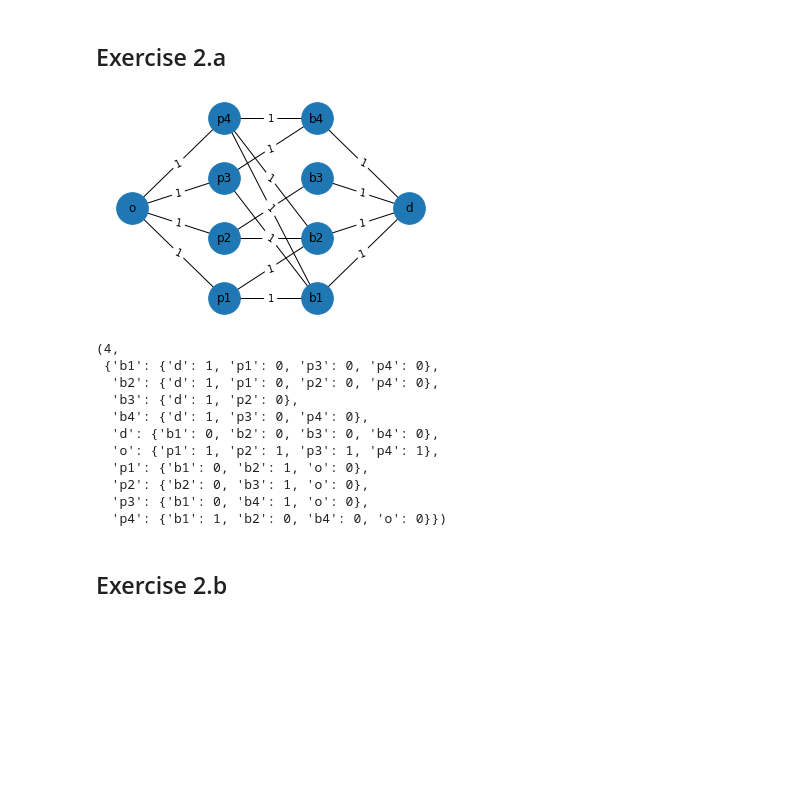
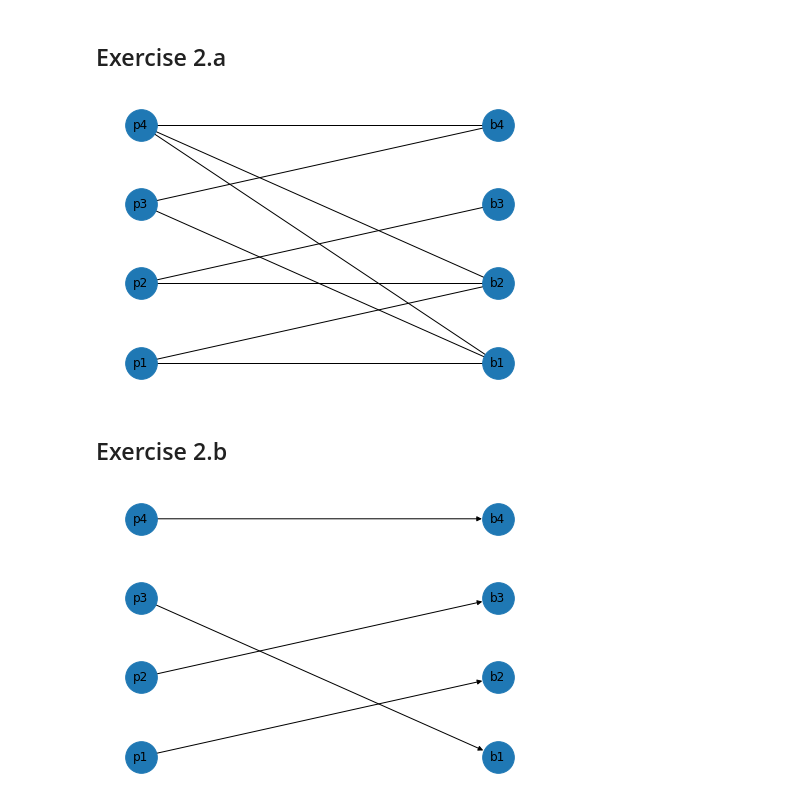
Before and after one commit to antonioalbanese/NetworkDynamicsAndLearning, a Jupyter notebook: HW1.ipynb, the cells around one changed output. Saved outputs shown, nothing was run; the diff lists cells and outputs as text; code cells hidden in the pictures; blank space fills up the shorter version.

```diff
--- a/HW1.ipynb
+++ b/HW1.ipynb
@@ -230,37 +234,49 @@ Adding 2 to (b,d) and 2 to (o,b) -> max_flow = 7
 # %%
 #creating and drawing the graph
 BG = nx.Graph()
 nodes = ['p1','p2','p3','p4','b1','b2','b3','b4']
 edges = [('p1', 'b1',{'capacity': 1}), ('p1', 'b2',{'capacity': 1}), ('p2', 'b2',{'capacity': 1}), ('p2', 'b3',{'capacity': 1}), ('p3', 'b1',{'capacity': 1}), ('p3', 'b4',{'capacity': 1}), ('p4', 'b1',{'capacity': 1}), ('p4', 'b2',{'capacity': 1}), ('p4', 'b4',{'capacity': 1})]
 BG.add_nodes_from(nodes)
 BG.add_edges_from(edges)
-BG.add_node('o')
-BG.add_node('d')
-BG.add_edges_from([('o','p1',{'capacity': 1}),('o','p2',{'capacity': 1}),('o','p3',{'capacity': 1}),('o','p4',{'capacity': 1}),('b1','d',{'capacity': 1}),('b2','d',{'capacity': 1}),('b3','d',{'capacity': 1}),('b4','d',{'capacity': 1})])
-labels = nx.get_edge_attributes(BG,'capacity')
+#BG.add_node('o')
+#BG.add_node('d')
+#BG.add_edges_from([('o','p1',{'capacity': 1}),('o','p2',{'capacity': 1}),('o','p3',{'capacity': 1}),('o','p4',{'capacity': 1}),('b1','d',{'capacity': 1}),('b2','d',{'capacity': 1}),('b3','d',{'capacity': 1}),('b4','d',{'capacity': 1})])
+#labels = nx.get_edge_attributes(BG,'capacity')
 options = {
     'node_size': 1000,
     'width': 1, # width of the edges
 }
-pos = {'o':(0,50),'p1': (40, 20), 'p2': (40, 40), 'p3': (40, 60), 'p4': (40, 80), 'b1': (80, 20), 'b2': (80, 40), 'b3': (80, 60), 'b4': (80, 80),'d':(120,50)}
-nx.draw_networkx_edge_labels(G, pos, edge_labels = labels)
+pos = {'p1': (40, 20), 'p2': (40, 40), 'p3': (40, 60), 'p4': (40, 80), 'b1': (80, 20), 'b2': (80, 40), 'b3': (80, 60), 'b4': (80, 80)}
+#nx.draw_networkx_edge_labels(BG, pos, edge_labels = labels)
 nx.draw(BG, pos, **options, with_labels=True)
 # %% [output]
-[figure, old version]
+[figure, new version]
-# %%
-nx.algorithms.flow.maximum_flow(BG, 'o', 'd', capacity='capacity')
-# %% [output]
-(4,
- {'b1': {'d': 1, 'p1': 0, 'p3': 0, 'p4': 0},
-  'b2': {'d': 1, 'p1': 0, 'p2': 0, 'p4': 0},
-  'b3': {'d': 1, 'p2': 0},
-  'b4': {'d': 1, 'p3': 0, 'p4': 0},
-  'd': {'b1': 0, 'b2': 0, 'b3': 0, 'b4': 0},
-  'o': {'p1': 1, 'p2': 1, 'p3': 1, 'p4': 1},
-  'p1': {'b1': 0, 'b2': 1, 'o': 0},
-  'p2': {'b2': 0, 'b3': 1, 'o': 0},
-  'p3': {'b1': 0, 'b4': 1, 'o': 0},
-  'p4': {'b1': 1, 'b2': 0, 'b4': 0, 'o': 0}})
 # %% [markdown]
 ## Exercise 2.b
+# %%
+## using flow
+
+BG = nx.DiGraph()
+nodes = ['p1','p2','p3','p4','b1','b2','b3','b4']
+edges = [('p1', 'b1',{'capacity': 1}), ('p1', 'b2',{'capacity': 1}), ('p2', 'b2',{'capacity': 1}), ('p2', 'b3',{'capacity': 1}), ('p3', 'b1',{'capacity': 1}), ('p3', 'b4',{'capacity': 1}), ('p4', 'b1',{'capacity': 1}), ('p4', 'b2',{'capacity': 1}), ('p4', 'b4',{'capacity': 1})]
+BG.add_nodes_from(nodes)
+BG.add_edges_from(edges)
+### adding origin and destination
+BG.add_node('o')
+BG.add_node('d')
+BG.add_edges_from([('o','p1',{'capacity': 1}),('o','p2',{'capacity': 1}),('o','p3',{'capacity': 1}),('o','p4',{'capacity': 1}),('b1','d',{'capacity': 1}),('b2','d',{'capacity': 1}),('b3','d',{'capacity': 1}),('b4','d',{'capacity': 1})])
+labels = nx.get_edge_attributes(BG,'capacity')
+
+### finding max flow and printing the matching graph
+value, flow = nx.algorithms.flow.maximum_flow(BG, 'o', 'd', capacity='capacity')
+new_edges = [(el,f, {'capacity':1}) for el in flow for f in flow[el] if flow[el][f]!= 0]
+matchingGraph = nx.DiGraph()
+matchingGraph.add_nodes_from(nodes)
+matchingGraph.add_edges_from(new_edges)
+matchingGraph.remove_nodes_from(['o','d'])
+pos = {'o':(0,50),'p1': (40, 20), 'p2': (40, 40), 'p3': (40, 60), 'p4': (40, 80), 'b1': (80, 20), 'b2': (80, 40), 'b3': (80, 60), 'b4': (80, 80),'d':(120,50)}
+#nx.draw_networkx_edge_labels(matchingGraph, pos, edge_labels = labels)
+nx.draw(matchingGraph, pos, **options, with_labels=True)
+# %% [output]
+[figure, added]
 # %%
```
Also changed, not shown: parts of 32 cells of this notebook.
